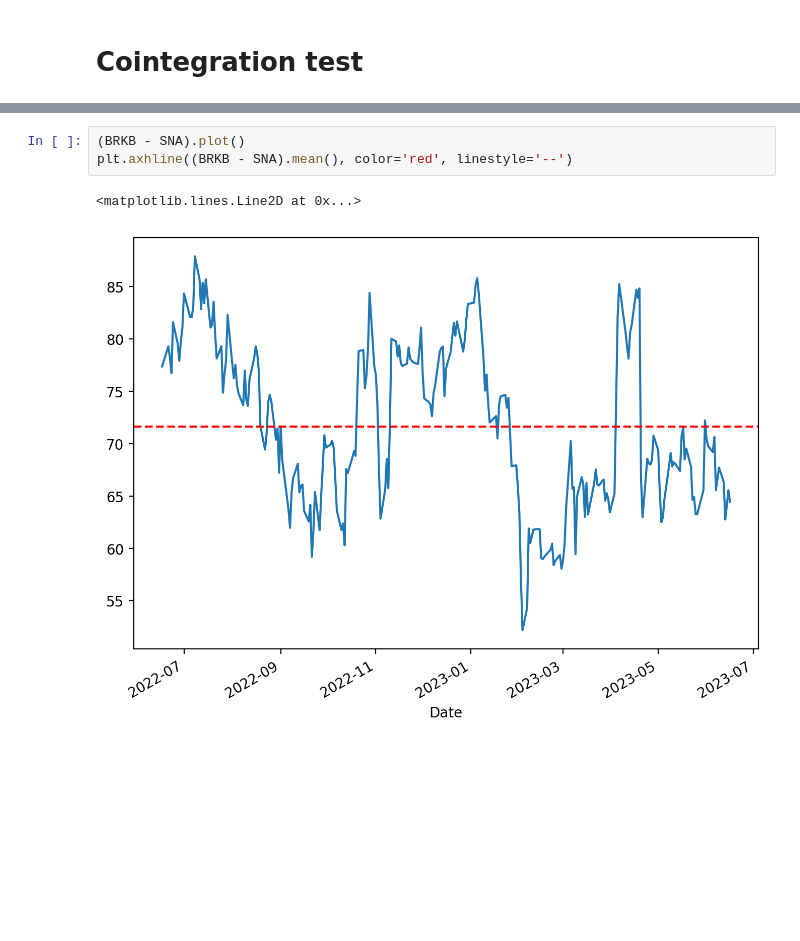
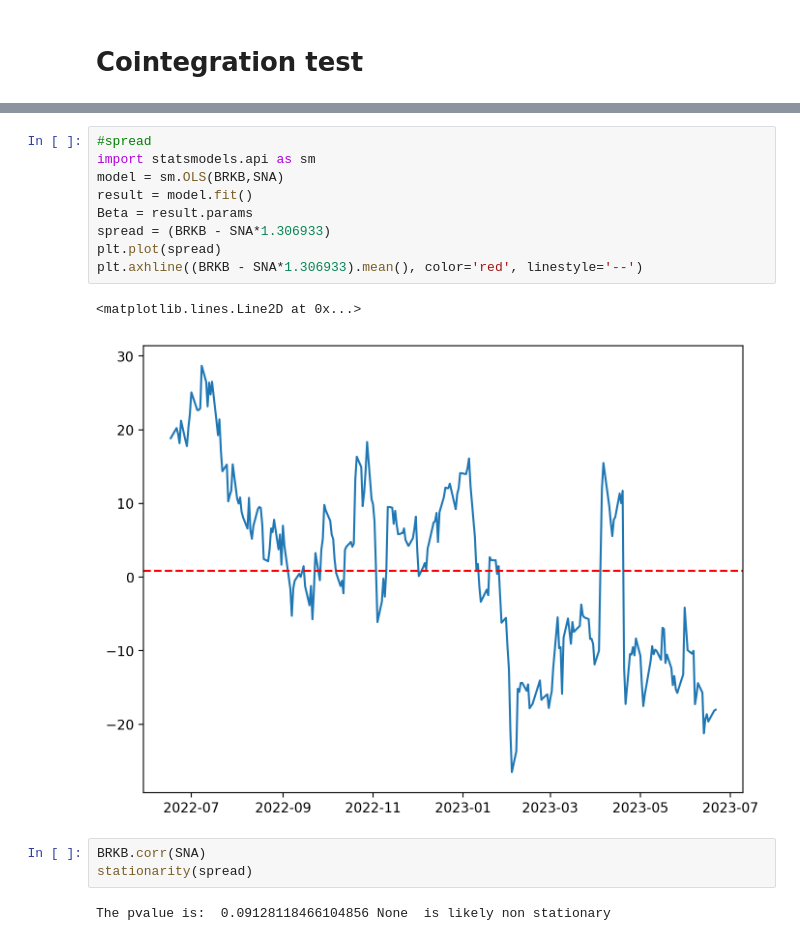
Before and after one commit to xwj0109/Quant-Finance, a Jupyter notebook: PairsTrading_Strategy.ipynb, the cells around one changed output, grey strips where cells are left out. Cells and saved outputs as stored; diff of their text form; blank space fills up the shorter version.

```diff
--- a/PairsTrading_Strategy.ipynb
+++ b/PairsTrading_Strategy.ipynb
@@ -120,6 +129,17 @@ plt.legend()
 # %%
-(BRKB - SNA).plot()
-plt.axhline((BRKB - SNA).mean(), color='red', linestyle='--')
+#spread
+import statsmodels.api as sm
+model = sm.OLS(BRKB,SNA)
+result = model.fit()
+Beta = result.params
+spread = (BRKB - SNA*1.306933)
+plt.plot(spread)
+plt.axhline((BRKB - SNA*1.306933).mean(), color='red', linestyle='--')
 # %% [output]
 <matplotlib.lines.Line2D at 0x...>
-[figure, old version]
+[figure, new version]
+# %%
+BRKB.corr(SNA)
+stationarity(spread)
+# %% [output]
+The pvalue is:  0.09128118466104856 None  is likely non stationary
```
Also changed, not shown: parts of 16 cells of this notebook.
